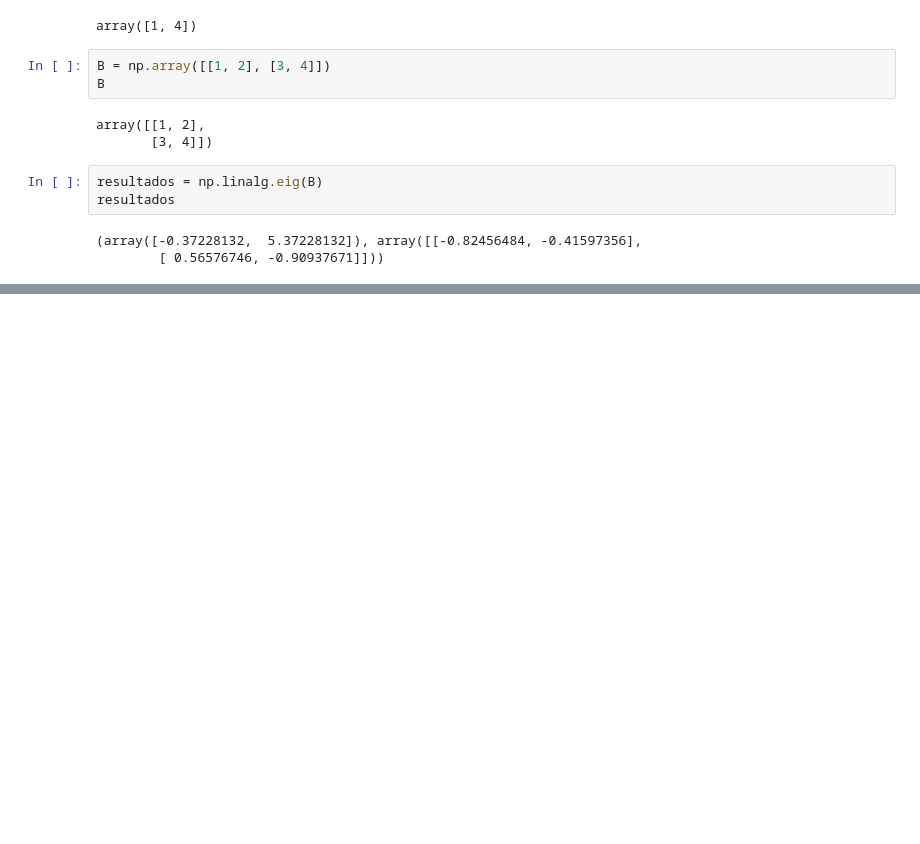
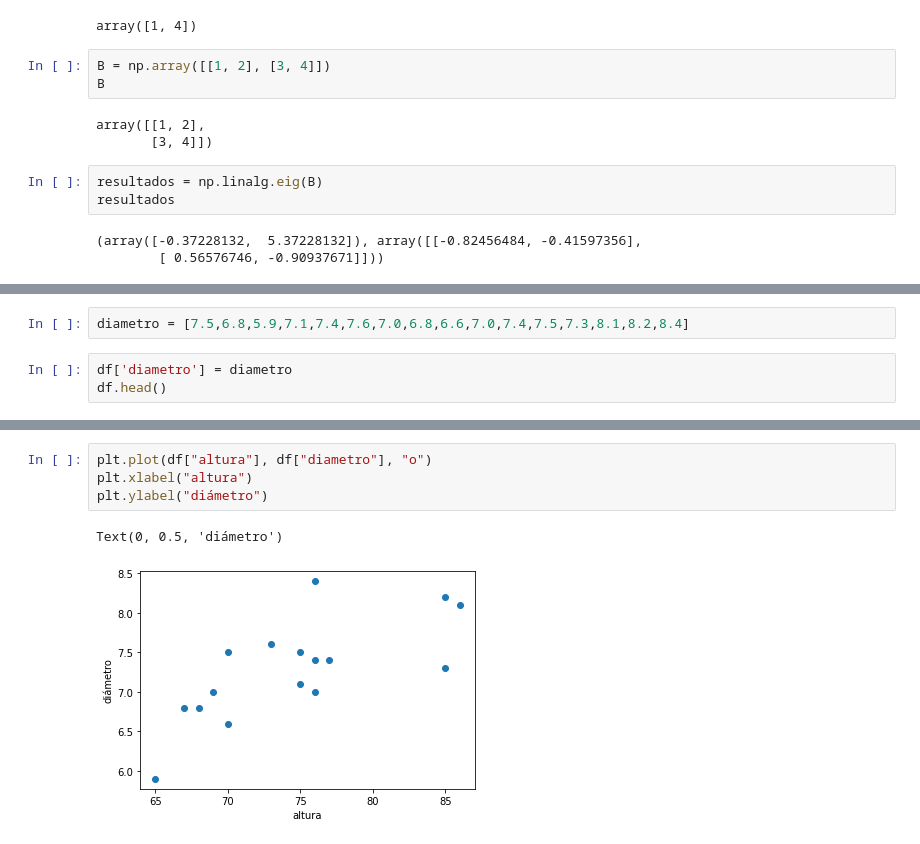
Before and after one commit to darghan/R_models_and_statistics, a Jupyter notebook: clase2_2023_sem1.ipynb, the cells around one changed output, grey strips where cells are left out. Cells and saved outputs as stored; diff of their text form; blank space fills up the shorter version.

```diff
--- a/clase2_2023_sem1.ipynb
+++ b/clase2_2023_sem1.ipynb
@@ -349,0 +386,5 @@ resultados
+# %%
+diametro = [7.5,6.8,5.9,7.1,7.4,7.6,7.0,6.8,6.6,7.0,7.4,7.5,7.3,8.1,8.2,8.4]
+# %%
+df['diametro'] = diametro
+df.head()
@@ -349,0 +398,7 @@ resultados
+# %%
+plt.plot(df["altura"], df["diametro"], "o")
+plt.xlabel("altura")
+plt.ylabel("diámetro")
+# %% [output]
+Text(0, 0.5, 'diámetro')
+[figure, added]
```
Also changed, not shown: parts of 24 cells of this notebook.
